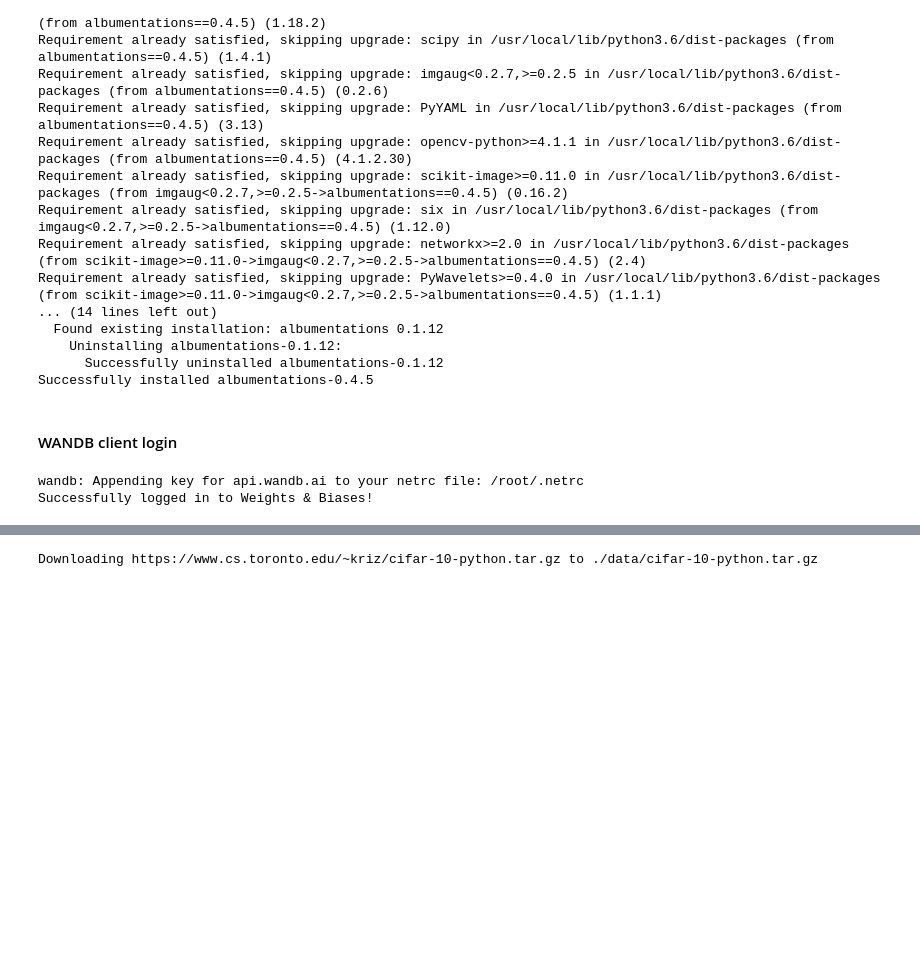
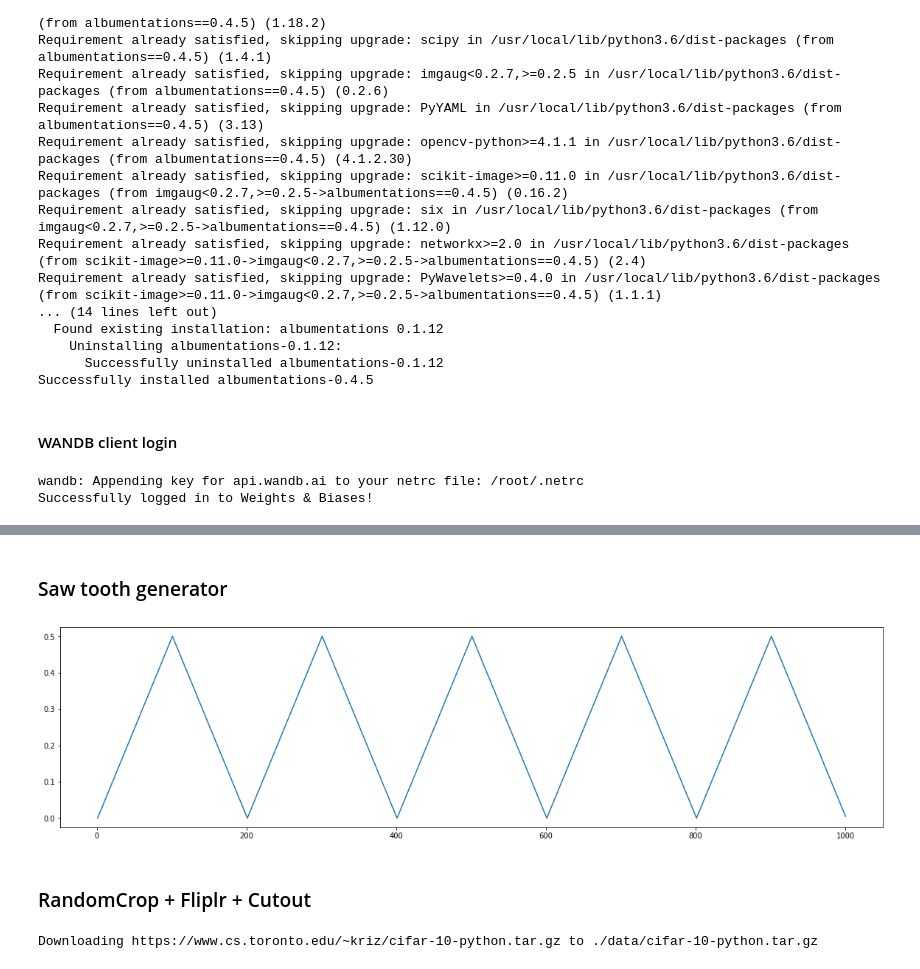
Before and after one commit to rajy4683/S11EVA4, a Jupyter notebook: S11EVA4_CLR6.ipynb, the cells around one changed output, grey strips where cells are left out. Saved outputs shown, nothing was run; the diff lists cells and outputs as text; code cells hidden in the pictures; blank space fills up the shorter version.

```diff
--- a/S11EVA4_CLR6.ipynb
+++ b/S11EVA4_CLR6.ipynb
@@ -130,3 +130,11 @@ torch.manual_seed(hyperparams.hyperparameter_defaults['seed'])
+# %% [markdown]
+### Saw tooth generator
+# %%
+fileutils.saw_graph_generator(1000,200,0,1)
+# %% [output]
+[figure, added]
+# %% [markdown]
+### RandomCrop + Fliplr + Cutout
 # %%
 transform_train = Compose([
     #Cutout(num_holes=1,max_h_size=16,max_w_size=16,always_apply=True,p=1,fill_value=[0.5268*255, 0.5267*255, 0.5328*255]),
```
Also changed, not shown: parts of 13 cells of this notebook.
